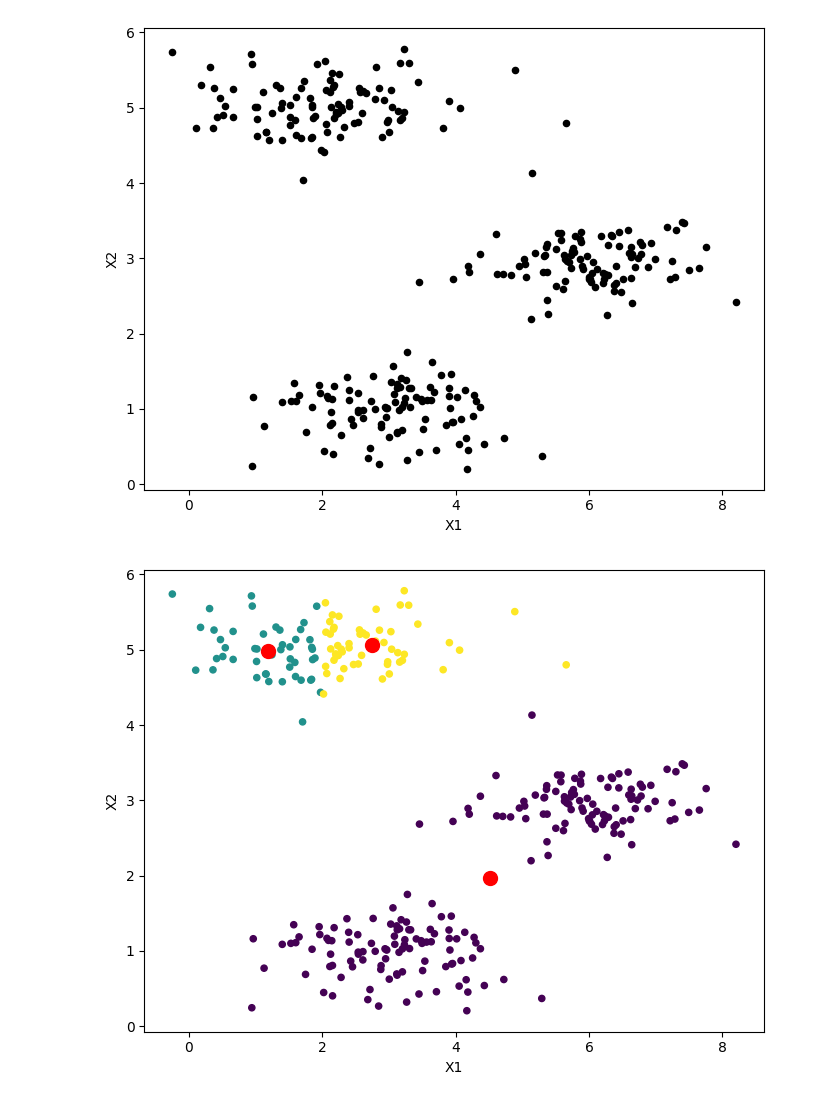
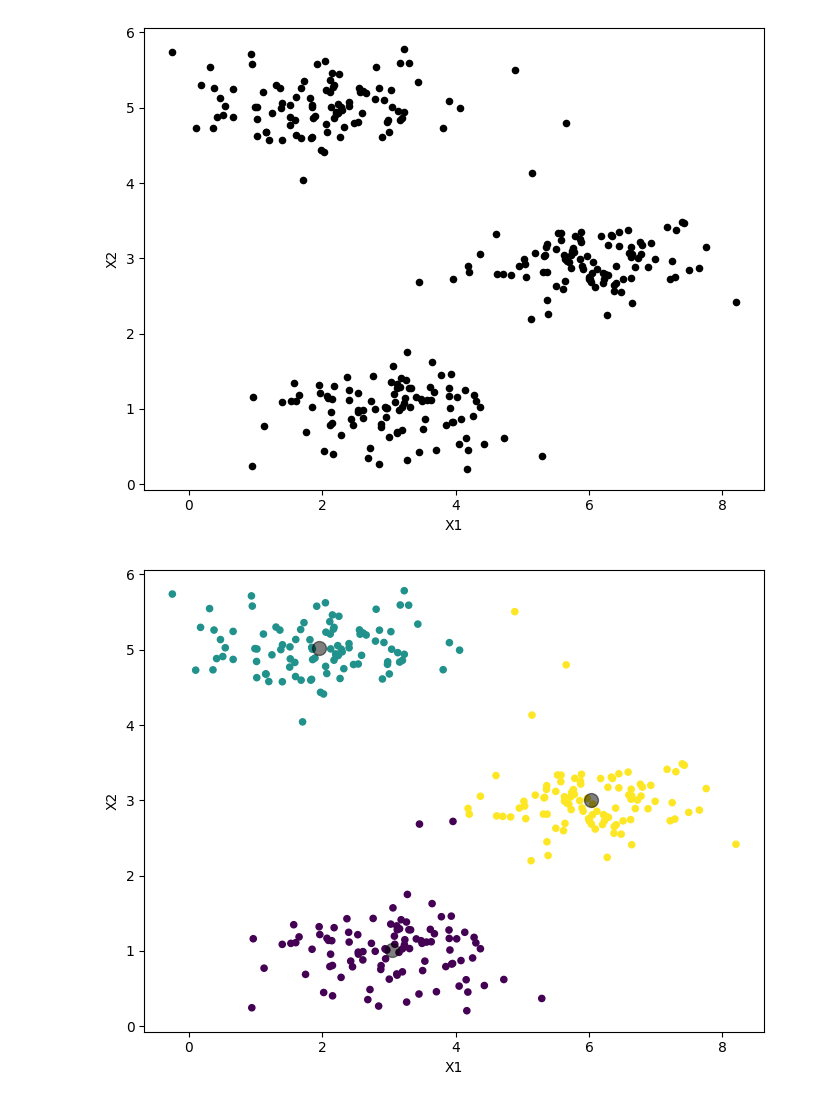
Before and after one commit to vmleroy/ic-cefet, a Jupyter notebook: 7-Clustering/kmeans.ipynb, the cells around one changed output. Cells and saved outputs as stored; diff of their text form; code cells hidden in the pictures.

Commit message:
k_means plus e plot

```diff
--- a/7-Clustering/kmeans.ipynb
+++ b/7-Clustering/kmeans.ipynb
@@ -65,13 +53,36 @@ def K_Means(data, num_clusters, max_iters):
+# %%
+def k_means_plus(data, num_clusters, max_generations):
+    # Inicializando os centroides
+    centroids = np.zeros((num_clusters, data.shape[1]))
+    centroids[0] = data[np.random.randint(0, data.shape[0])]
+    for i in range(1, num_clusters):
+        distances = np.zeros((data.shape[0], i))
+        for j in range(i):
+            distances[:, j] = np.linalg.norm(data - centroids[j], axis=1)
+        min_distances = np.min(distances, axis=1)
+        min_distances = min_distances / np.sum(min_distances)
+        centroids[i] = data[np.random.choice(data.shape[0], p=min_distances)]
+
+    # Executando o algoritmo
+    for _ in range(max_generations):
+        distances = np.zeros((data.shape[0], num_clusters))
+        for i in range(num_clusters):
+            distances[:, i] = np.linalg.norm(data - centroids[i], axis=1)
+        clusters = np.argmin(distances, axis=1)
+        for i in range(num_clusters):
+            centroids[i] = np.mean(data[clusters == i], axis=0)
+
+    return centroids, clusters
 # %%
-def plot_k_means(data, centroids):
+def plot_k_means(data, clusters, centroids):
     plt.figure(figsize=(8, 6))
-    plt.scatter(data["X1"], data["X2"], c=data["Cluster"], cmap="viridis", s=20)
-    plt.scatter(centroids["X1"], centroids["X2"], color="red", s=100)
+    plt.scatter(data["X1"], data["X2"], c=clusters, cmap="viridis", s=20)
+    plt.scatter(centroids[:, 0], centroids[:, 1], c="black", s=100, alpha=0.5)
     plt.xlabel("X1")
     plt.ylabel("X2")
     plt.show()
 # %%
-data, centroids = K_Means(data, 3, 10)
-plot_k_means(data, centroids)
+centroids, clusters = k_means_plus(data.values, 3, 100)
+plot_k_means(data, clusters, centroids)
 # %% [output]
-[figure, old version]
+[figure, new version]
```
Also changed, not shown: parts of 2 cells of this notebook.
